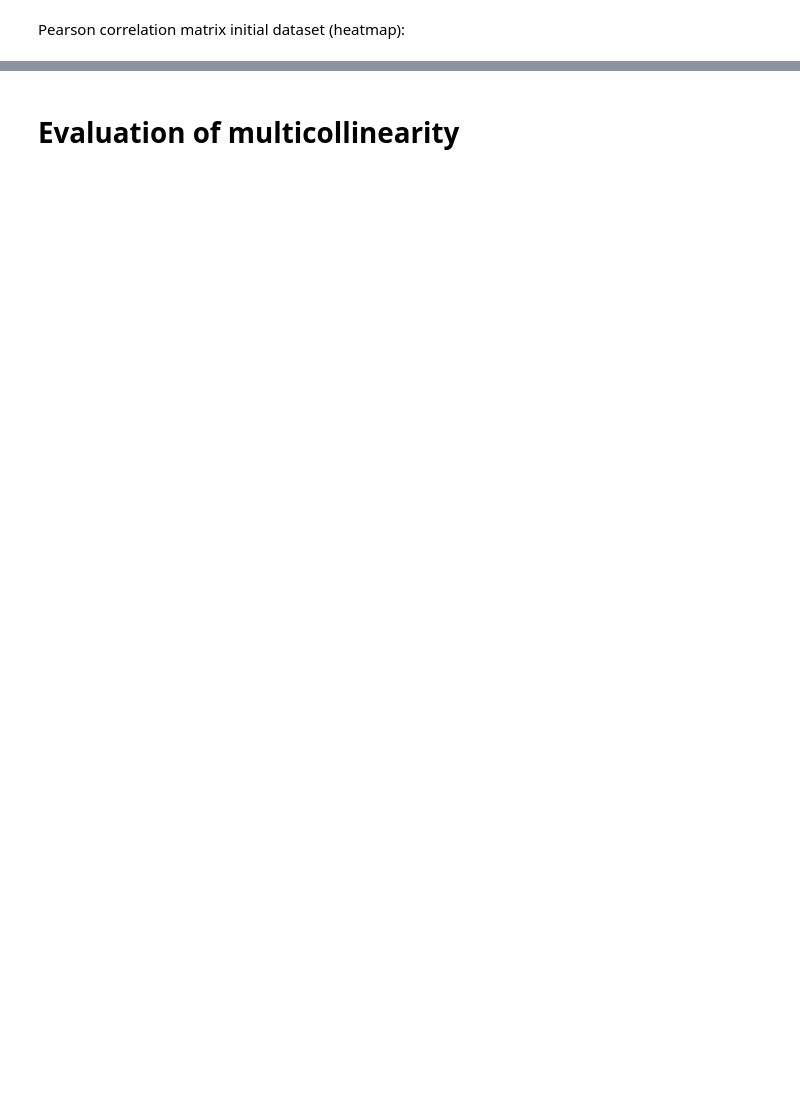
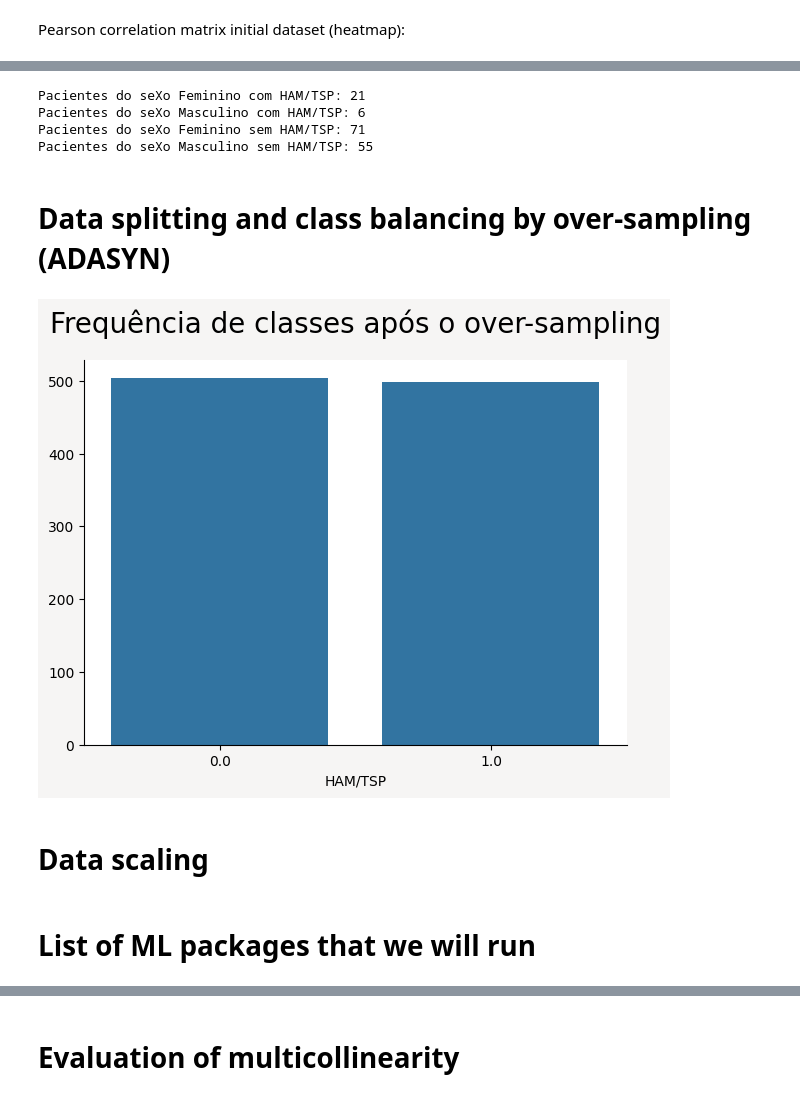
Before and after one commit to MatheusABomfim/Mest_MBL2_ML_HTLV, a Jupyter notebook: MEST_HTLV+MBL2+CLINICAL_PreProcessing_and_defaultML_Avaliation.ipynb, the cells around one changed output, grey strips where cells are left out. Saved outputs shown, nothing was run; the diff lists cells and outputs as text; code cells hidden in the pictures; blank space fills up the shorter version.

Commit message:
Implementation of over-sampling and feature selection

```diff
--- a/MEST_HTLV+MBL2+CLINICAL_PreProcessing_and_defaultML_Avaliation.ipynb
+++ b/MEST_HTLV+MBL2+CLINICAL_PreProcessing_and_defaultML_Avaliation.ipynb
@@ -208,0 +212,66 @@ plt.show()
+# %%
+# Contar o número total de pacientes com HAM/TSP em relação ao DataFrame 'y'
+pacientes_com_HAM_feminino = ((df['SEXO'] == 1) & (df['HAM/TSP'] == 1)).sum()
+print(f'Pacientes do seXo Feminino com HAM/TSP: {pacientes_com_HAM_feminino}')
+
+# Contar o número total de pacientes do seXo masculino sem HAM/TSP
+pacientes_com_HAM_masculino = ((df['SEXO'] == 0) & (df['HAM/TSP'] == 1)).sum()
+print(f'Pacientes do seXo Masculino com HAM/TSP: {pacientes_com_HAM_masculino}')
+
+# Contar o número total de pacientes do seXo feminino sem HAM/TSP
+pacientes_sem_HAM_feminino = ((df['SEXO'] == 1) & (df['HAM/TSP'] == 0)).sum()
+print(f'Pacientes do seXo Feminino sem HAM/TSP: {pacientes_sem_HAM_feminino}')
+
+# Contar o número total de pacientes do seXo masculino sem HAM/TSP
+pacientes_sem_HAM_masculino = ((df['SEXO'] == 0) & (df['HAM/TSP'] == 0)).sum()
+print(f'Pacientes do seXo Masculino sem HAM/TSP: {pacientes_sem_HAM_masculino}')
+# %% [output]
+Pacientes do seXo Feminino com HAM/TSP: 21
+Pacientes do seXo Masculino com HAM/TSP: 6
+Pacientes do seXo Feminino sem HAM/TSP: 71
+Pacientes do seXo Masculino sem HAM/TSP: 55
+# %% [markdown]
+# **Data splitting and class balancing by over-sampling (ADASYN)**
+# %%
+# Definir as variáveis alvo e preditoras
+y = df['HAM/TSP'] # Variável alvo
+X = df.drop('HAM/TSP', axis=1) # Variáveis preditoras
+
+# Dividir os dados em folds usando validação cruzada estratificada
+skf = StratifiedKFold(n_splits=5, shuffle=True, random_state=42)
+
+# Criar uma instância do ADASYN
+adasyn = ADASYN(random_state=42)
+
+# Listas para armazenar os dados de treinamento resampleados
+X_train_resampled_list = []
+y_train_resampled_list = []
+
+# Iterar sobre os folds
+for train_index, test_index in skf.split(X, y):
+    X_train, X_test = X.iloc[train_index], X.iloc[test_index] # Usar iloc para acessar linhas pelos índices
+    y_train, y_test = y.iloc[train_index], y.iloc[test_index]
+
+    # Aplicar o over-sampling ADASYN apenas no conjunto de treinamento
+    X_train_resampled, y_train_resampled = adasyn.fit_resample(X_train, y_train)
+
+    # Armazenar os dados resampleados
+    X_train_resampled_list.append(X_train_resampled)
+    y_train_resampled_list.append(y_train_resampled)
+
+# Mostrar apenas um gráfico de contagem das classes após o over-sampling
+# Concatenar todos os dados de treinamento resampleados
+X_train_resampled_all = pd.concat(X_train_resampled_list)
+y_train_resampled_all = pd.concat(y_train_resampled_list)
+
+# Plotar o gráfico de contagem
+plt.figure(figsize=(7, 5), facecolor='#F6F5F4')
+ax = sns.countplot(x=y_train_resampled_all)
+ax.set_title('Frequência de classes após o over-sampling', fontsize=20, y=1.05)
+ax.set_ylabel('')
+sns.despine(right=True)
+plt.show()
+# %% [output]
+[figure, added]
+# %% [markdown]
+# **Data scaling**
@@ -208,0 +288,2 @@ plt.show()
+# %% [markdown]
+# **List of ML packages that we will run**
```
Also changed, not shown: parts of 30 cells of this notebook.
